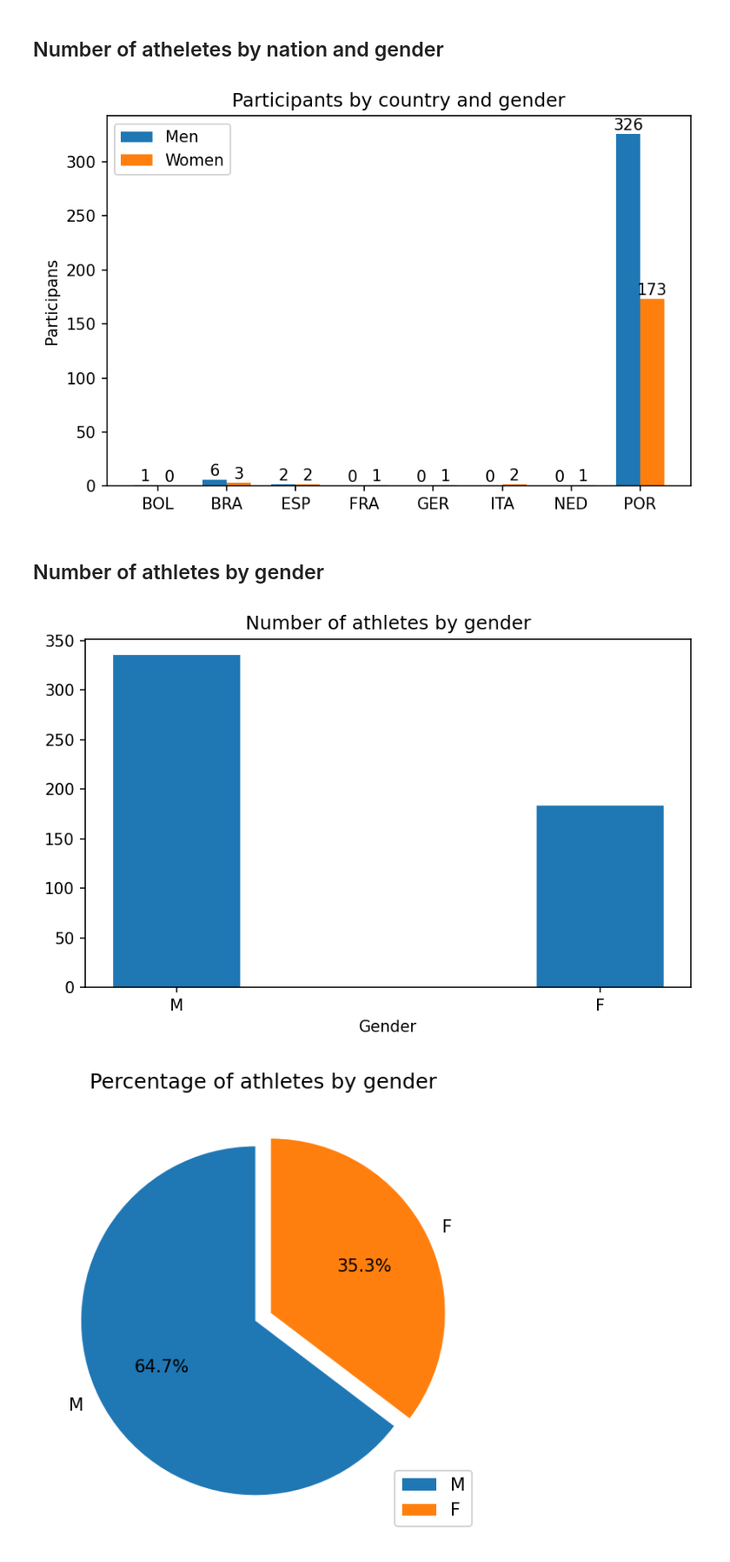
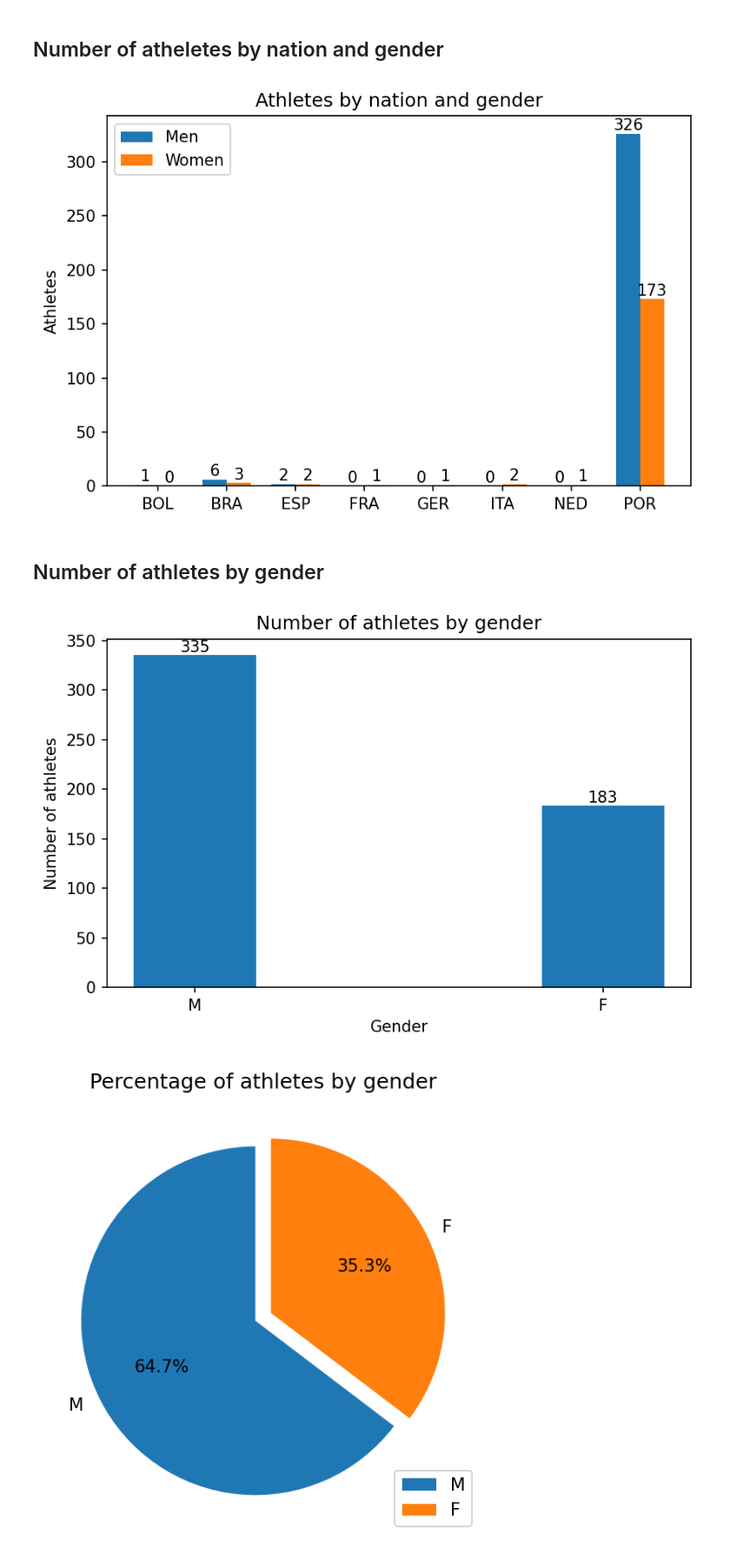
Before and after one commit to ruipedro16/TABD, a Jupyter notebook: queries.ipynb, the cells around one changed output. Shown at 87% size. Drawn from its saved outputs; the diff is of its cells as text; code cells hidden in the pictures.

```diff
--- a/queries.ipynb
+++ b/queries.ipynb
@@ -217,45 +187,50 @@ fig, ax = plt.subplots(dpi=150)
 rects1 = ax.bar(x - width/2, count_male, width, label='Men')
 rects2 = ax.bar(x + width/2, count_female, width, label='Women')
 
-# Add some text for labels, title and custom x-axis tick labels, etc.
-ax.set_ylabel('Participans')
-ax.set_title('Participants by country and gender')
+ax.set_ylabel('Athletes')
+ax.set_title('Athletes by nation and gender')
 ax.set_xticks(x, countries)
 ax.legend()
 
-ax.bar_label(rects1, padding=.5)
-ax.bar_label(rects2, padding=.5)
+ax.bar_label(rects1, padding=.3)
+ax.bar_label(rects2, padding=.3)
 
 fig.tight_layout()
 
 plt.savefig('plots/athletesbynationgender.png')
 # %% [output]
-[figure, old version]
+[figure, new version]
 # %% [markdown]
 ## Number of athletes by gender
 # %%
 query = '''
-SELECT COUNT(*), gender
+SELECT
+    gender,
+    COUNT(*)
 FROM annp_final.athlete
 GROUP BY gender;
 '''
 
 res, _ = run_query(query)
 
-plt.subplots(dpi=150)
+fig, ax = plt.subplots(dpi=150)
 
-xx = list(map(lambda x: x[1], res))
-yy = list(map(lambda x: x[0], res))
+xx = list(map(lambda x: x[0], res))
+yy = list(map(lambda x: x[1], res))
 
-plt.title('Number of athletes by gender')
-plt.xlabel('Gender')
-plt.bar(xx, yy, width=.3)
+ax.set_title('Number of athletes by gender')
+ax.set_xlabel('Gender')
+ax.set_ylabel('Number of athletes')
+
+rects = plt.bar(xx, yy, width=.3)
+
+ax.bar_label(rects, padding=0)
 
 plt.tight_layout()
 
 plt.savefig('plots/athletesbygender.png')
 # %% [output]
-[figure, old version]
+[figure, new version]
 # %%
 plt.subplots(dpi=150)
 
```
Also changed, not shown: parts of 12 cells of this notebook, 1 other file.
